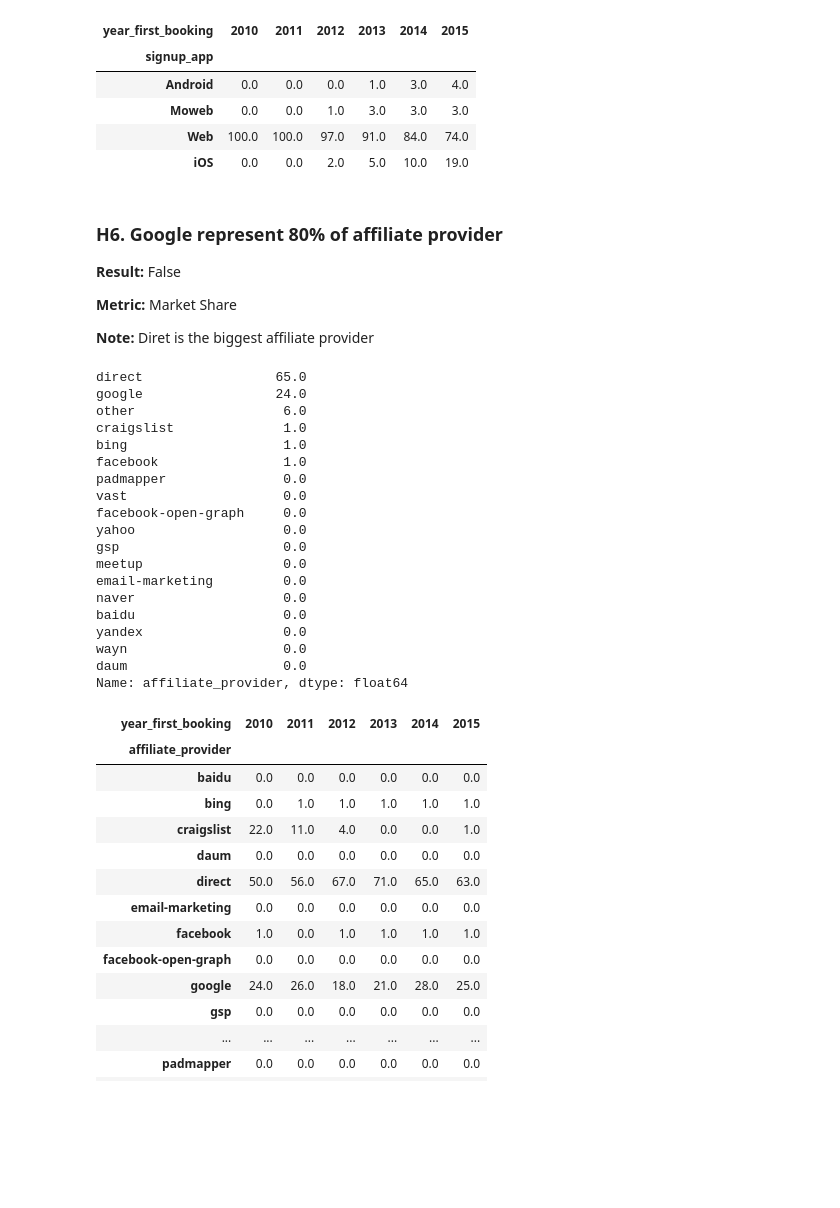
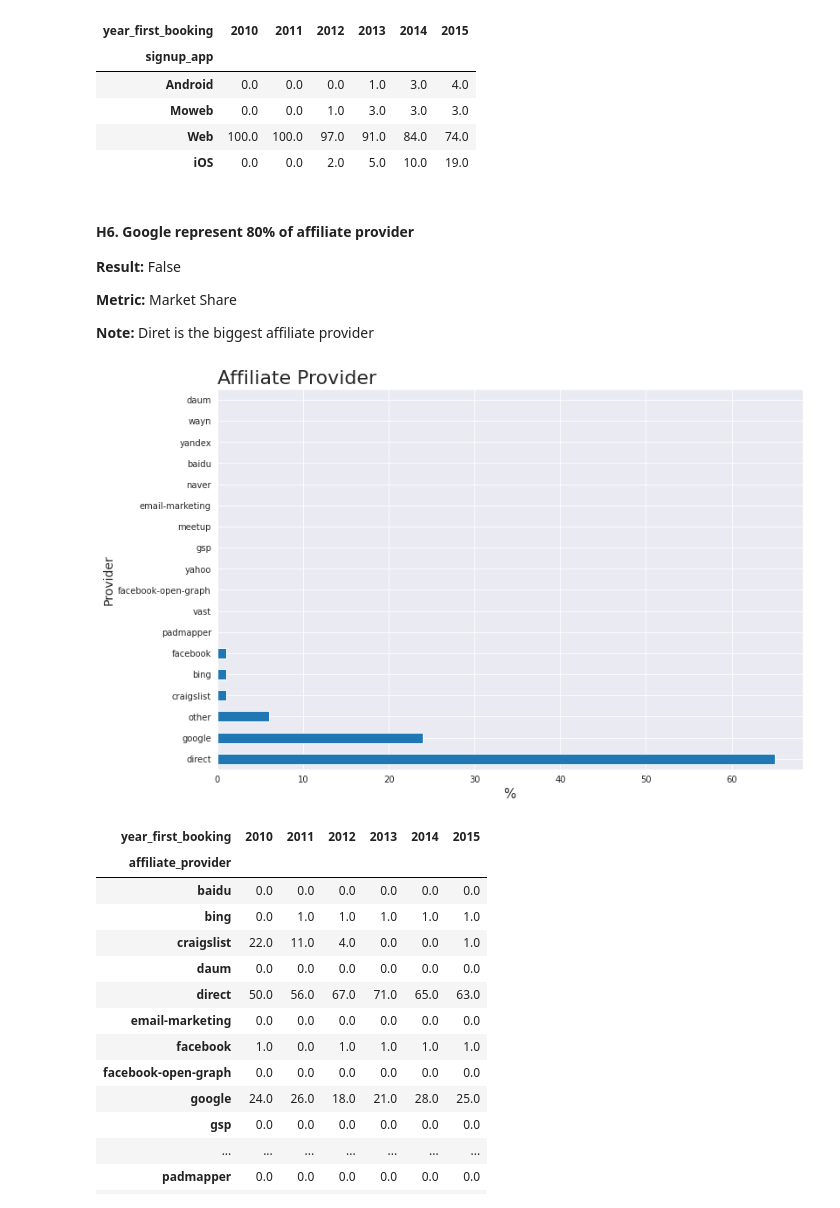
Before and after one commit to MarcosRMG/pa000_airbnb, a Jupyter notebook: notebooks/airbnb.ipynb, the cells around one changed output. Cells and saved outputs as stored; diff of their text form; code cells hidden in the pictures; blank space fills up the shorter version.

```diff
--- a/notebooks/airbnb.ipynb
+++ b/notebooks/airbnb.ipynb
@@ -647,7 +660,7 @@ round(pd.crosstab(df5[df5['country_destination'] != 'NDF']['signup_app'],
 | Web | 100.0 | 100.0 | 97.0 | 91.0 | 84.0 | 74.0 |
 | iOS | 0.0 | 0.0 | 2.0 | 5.0 | 10.0 | 19.0 |
 # %% [markdown]
-### H6. Google represent 80% of affiliate provider
+#### H6. Google represent 80% of affiliate provider
 
 **Result:** False
 
@@ -655,27 +668,10 @@ round(pd.crosstab(df5[df5['country_destination'] != 'NDF']['signup_app'],
 
 **Note:** Diret is the biggest affiliate provider
 # %%
-round(df5['affiliate_provider'].value_counts(normalize=True) * 100)
+round(df5['affiliate_provider'].value_counts(normalize=True) * 100).plot(kind='barh', figsize=(12,8))
+graph_info_cat('Affiliate Provider', '%', 'Provider')
 # %% [output]
-direct                 65.0
-google                 24.0
-other                   6.0
-craigslist              1.0
-bing                    1.0
-facebook                1.0
-padmapper               0.0
-vast                    0.0
-facebook-open-graph     0.0
-yahoo                   0.0
-gsp                     0.0
-meetup                  0.0
-email-marketing         0.0
-naver                   0.0
-baidu                   0.0
-yandex                  0.0
-wayn                    0.0
-daum                    0.0
-Name: affiliate_provider, dtype: float64
+[figure, added]
 # %%
 round(pd.crosstab(df5['affiliate_provider'], df5['year_first_booking'], normalize='columns') * 100)
 # %% [output]
```
Also changed, not shown: parts of 42 cells of this notebook, 1 other file.
